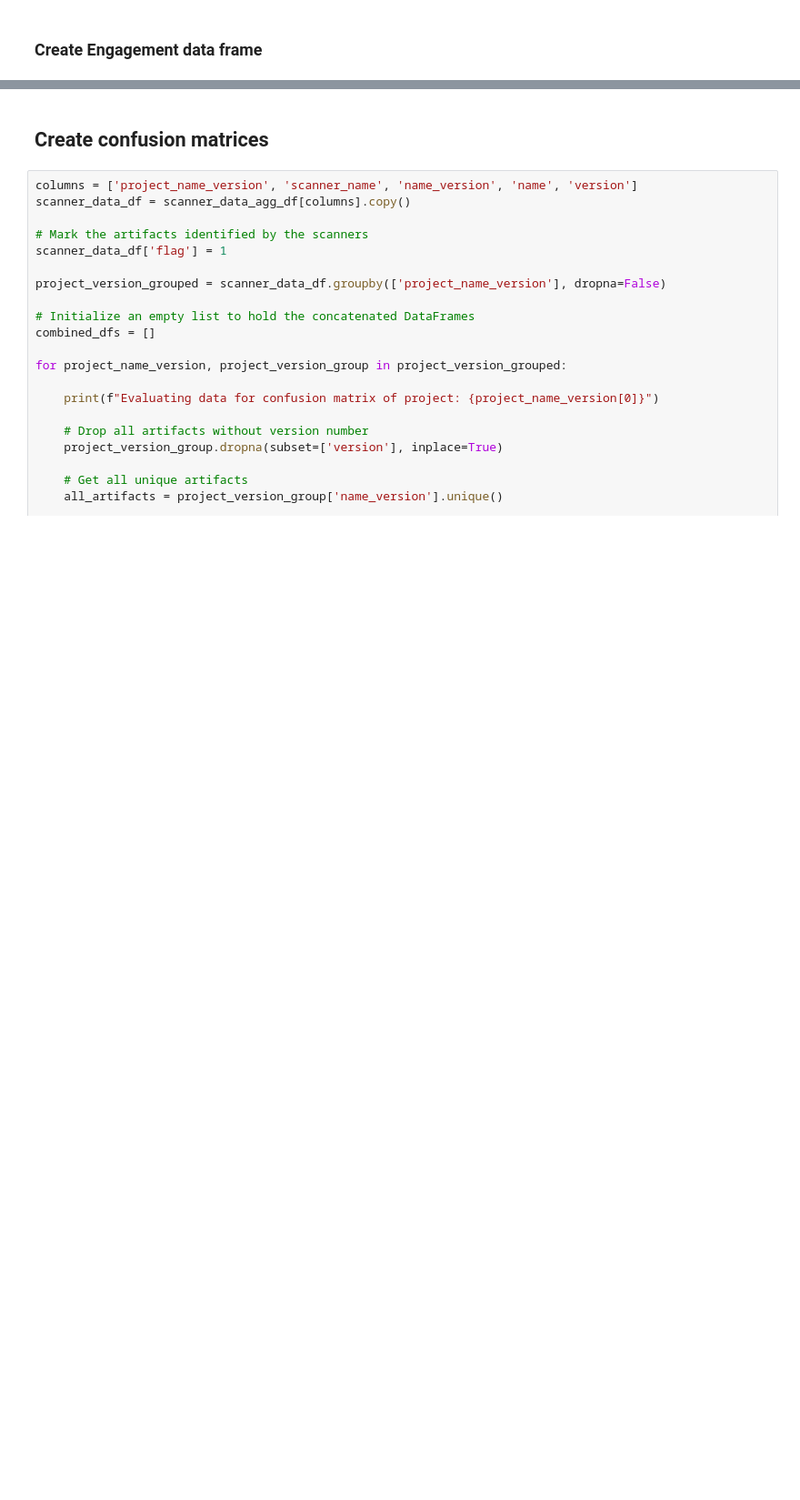
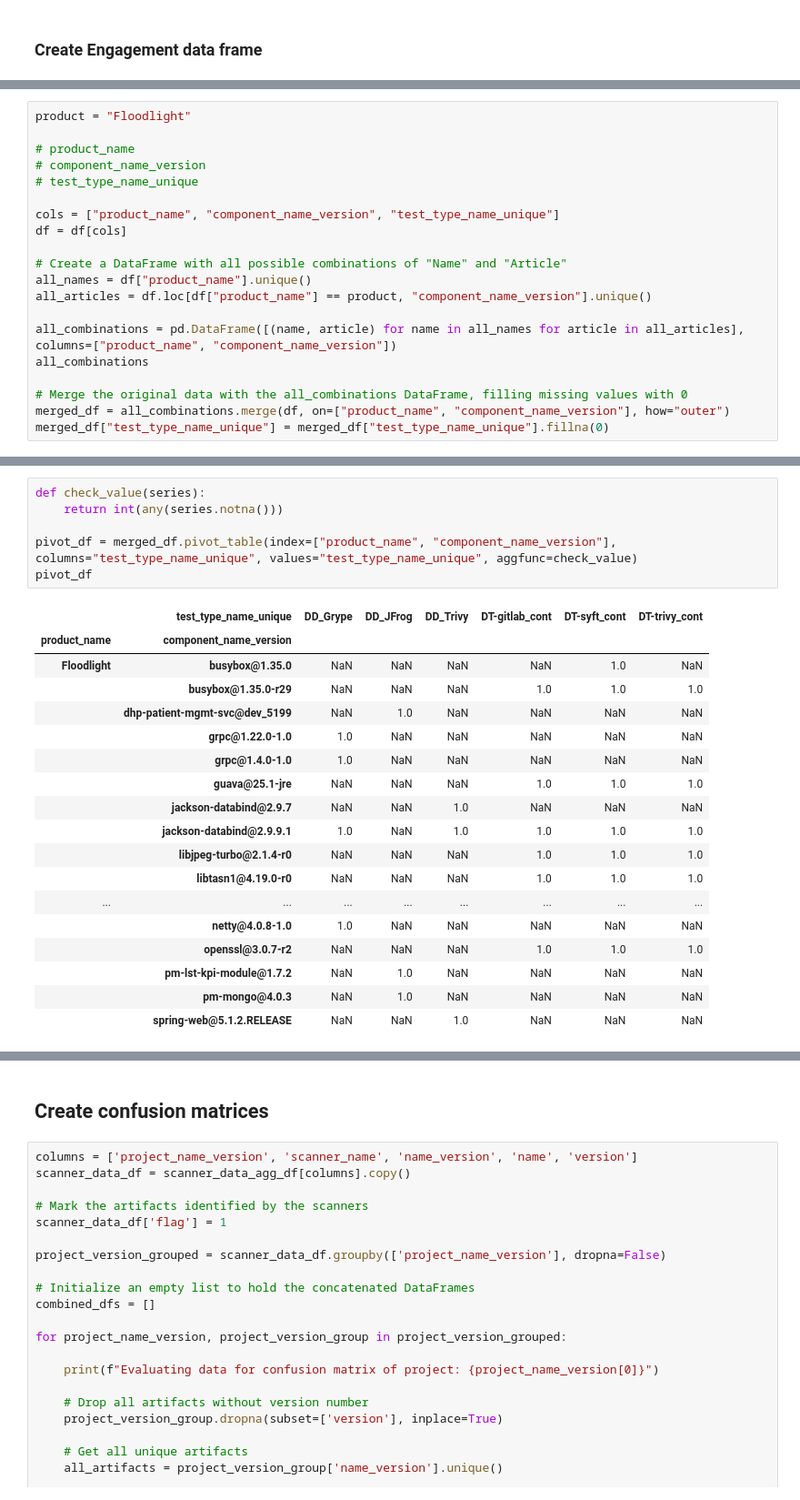
Before and after one commit to markb77/data_analysis, a Jupyter notebook: notebooks/VulnerabilityAnalyis.ipynb, the cells around one changed output, grey strips where cells are left out. Shown at 91% size. Saved outputs shown, nothing was run; the diff lists cells and outputs as text; blank space fills up the shorter version.

```diff
--- a/notebooks/VulnerabilityAnalyis.ipynb
+++ b/notebooks/VulnerabilityAnalyis.ipynb
@@ -669,0 +1168,20 @@ Index(['finding_id', 'display_status', 'vulnerability_ids', 'finding_title',
+# %%
+product = "Floodlight"
+
+# product_name
+# component_name_version
+# test_type_name_unique
+
+cols = ["product_name", "component_name_version", "test_type_name_unique"]
+df = df[cols]
+
+# Create a DataFrame with all possible combinations of "Name" and "Article"
+all_names = df["product_name"].unique()
+all_articles = df.loc[df["product_name"] == product, "component_name_version"].unique()
+
+all_combinations = pd.DataFrame([(name, article) for name in all_names for article in all_articles], columns=["product_name", "component_name_version"])
+all_combinations
+
+# Merge the original data with the all_combinations DataFrame, filling missing values with 0
+merged_df = all_combinations.merge(df, on=["product_name", "component_name_version"], how="outer")
+merged_df["test_type_name_unique"] = merged_df["test_type_name_unique"].fillna(0)
@@ -669,0 +1213,25 @@ Index(['finding_id', 'display_status', 'vulnerability_ids', 'finding_title',
+# %%
+def check_value(series):
+    return int(any(series.notna()))
+
+pivot_df = merged_df.pivot_table(index=["product_name", "component_name_version"], columns="test_type_name_unique", values="test_type_name_unique", aggfunc=check_value)
+pivot_df
+# %% [output]
+|  | test_type_name_unique | DD_Grype | DD_JFrog | DD_Trivy | DT-gitlab_cont | DT-syft_cont | DT-trivy_cont |
+| product_name | component_name_version |  |  |  |  |  |  |
+| Floodlight | busybox@1.35.0 | NaN | NaN | NaN | NaN | 1.0 | NaN |
+|  | busybox@1.35.0-r29 | NaN | NaN | NaN | 1.0 | 1.0 | 1.0 |
+|  | dhp-patient-mgmt-svc@dev_5199 | NaN | 1.0 | NaN | NaN | NaN | NaN |
+|  | grpc@1.22.0-1.0 | 1.0 | NaN | NaN | NaN | NaN | NaN |
+|  | grpc@1.4.0-1.0 | 1.0 | NaN | NaN | NaN | NaN | NaN |
+|  | guava@25.1-jre | NaN | NaN | NaN | 1.0 | 1.0 | 1.0 |
+|  | jackson-databind@2.9.7 | NaN | NaN | 1.0 | NaN | NaN | NaN |
+|  | jackson-databind@2.9.9.1 | 1.0 | NaN | 1.0 | 1.0 | 1.0 | 1.0 |
+|  | libjpeg-turbo@2.1.4-r0 | NaN | NaN | NaN | 1.0 | 1.0 | 1.0 |
+|  | libtasn1@4.19.0-r0 | NaN | NaN | NaN | 1.0 | 1.0 | 1.0 |
+| ... | ... | ... | ... | ... | ... | ... | ... |
+|  | netty@4.0.8-1.0 | 1.0 | NaN | NaN | NaN | NaN | NaN |
+|  | openssl@3.0.7-r2 | NaN | NaN | NaN | 1.0 | 1.0 | 1.0 |
+|  | pm-lst-kpi-module@1.7.2 | NaN | 1.0 | NaN | NaN | NaN | NaN |
+|  | pm-mongo@4.0.3 | NaN | 1.0 | NaN | NaN | NaN | NaN |
+|  | spring-web@5.1.2.RELEASE | NaN | NaN | 1.0 | NaN | NaN | NaN |
```
Also changed, not shown: parts of 120 cells of this notebook, 2 other files.
